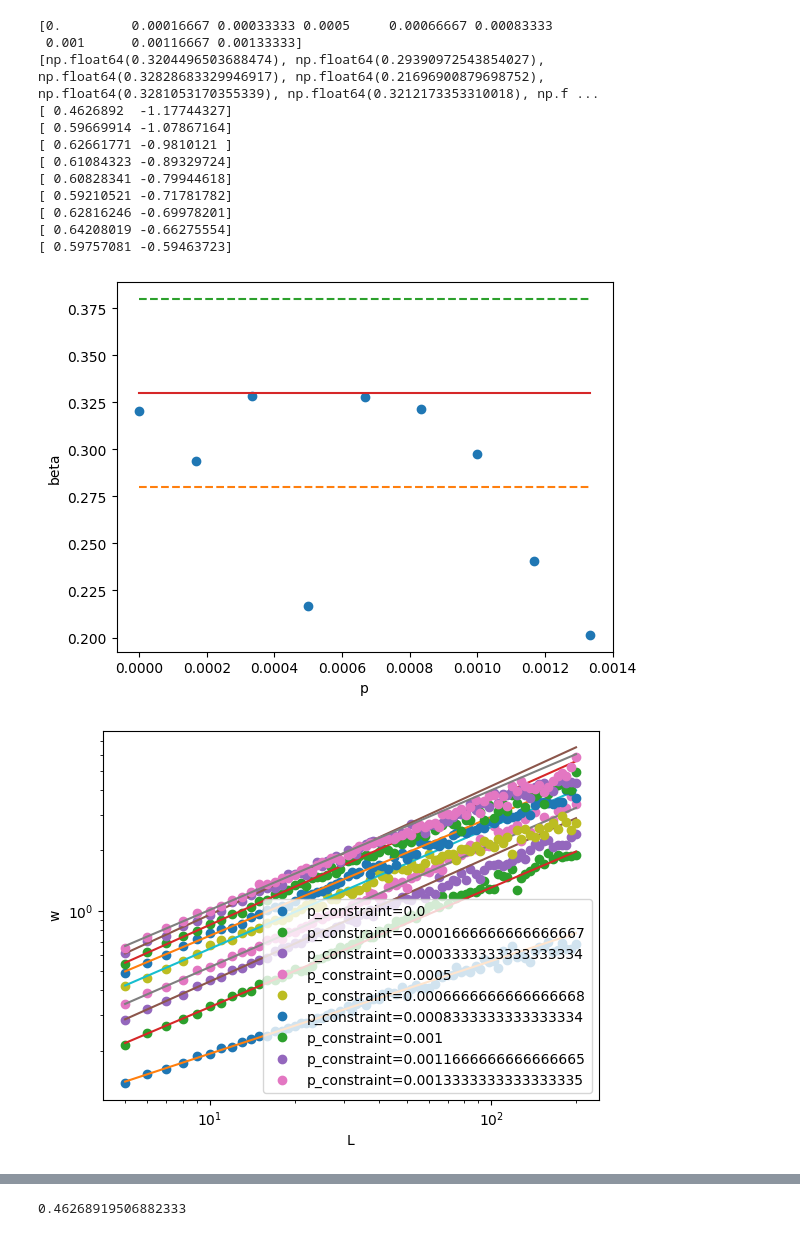
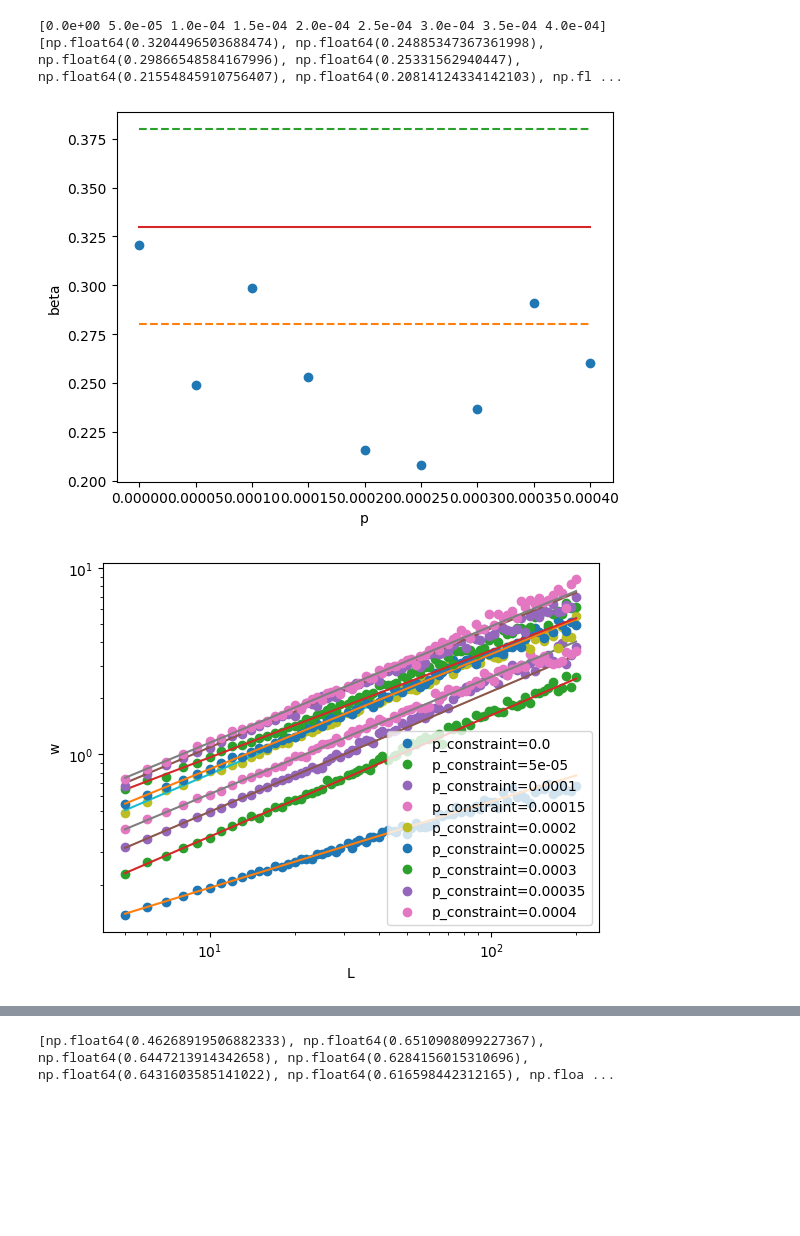
Before and after one commit to maxou2804/script_1D_Eden, a Jupyter notebook: acceleration_sites_500.ipynb, the cells around one changed output, grey strips where cells are left out. Cells and saved outputs as stored; diff of their text form; code cells hidden in the pictures; blank space fills up the shorter version.

```diff
--- a/acceleration_sites_500.ipynb
+++ b/acceleration_sites_500.ipynb
@@ -732,10 +732,12 @@ width = 2000
 height= int((n_iterations/width)*5)
 print(f"height:{height}")
 n_snapshots= 40
-avg_cluster_size=300
+avg_cluster_size=1000
 probabilities=[0,0.05,0.1,0.15,0.2,0.25,0.3,0.35,0.4]
 probabilities=np.array(probabilities)/avg_cluster_size
+# probabilities=[0,0.0005,0.001,0.005,0.00625]
 
+print(f"probabilities:{probabilities}")
 
 
 #  n_iterations=1000000
@@ -752,7 +754,7 @@ probabilities=np.array(probabilities)/avg_cluster_size
 snapshots_col=[]
 # Create array for logtimes
 lin_t=generate_log_times(n_iterations=n_iterations,n_snapshots=n_snapshots)
-avg_cluster_size=300
+
 constraint_avg_cluster_size=1
 rugosity=1
 
@@ -786,7 +789,7 @@ for probability in probabilities:
     lattices,acceleration_sites,constraint_sites,snapshots,densities =eden_model_cascade_snapshots_parallel(width=width,height=height,n_iterations=n_iterations,snapshot_times=lin_t,
                                                                n_realizations=n_realizations,init_mode='flat',roughness_height=0,seed=42,
                                                                avg_cluster_size=avg_cluster_size,probability=probability ,acceleration_factor=5.0,
-                                                               constraint_avg_cluster_size=0,constraint_prob=0,eden_sites=False)
+                                                               constraint_avg_cluster_size=0,constraint_prob=0,eden_sites=True)
 
     snapshots_avg=np.mean(snapshots,axis=0)
     snapshots_col.append(snapshots_avg)
@@ -841,10 +846,10 @@ print(probabilities)
 print(res_col)
 
 plt.figure()
-plt.plot(probabilities[0:],res_col[0:],'o')
-plt.plot(probabilities[0:],0.28*np.ones((len(probabilities[0:]),1)),'--')
-plt.plot(probabilities[0:],0.38*np.ones((len(probabilities[0:]),1)),'--')
-plt.plot(probabilities[0:],0.33*np.ones((len(probabilities[0:]),1)))
+plt.plot(probabilities[:],res_col[:],'o')
+plt.plot(probabilities[:],0.28*np.ones((len(probabilities[:]),1)),'--')
+plt.plot(probabilities[:],0.38*np.ones((len(probabilities[:]),1)),'--')
+plt.plot(probabilities[:],0.33*np.ones((len(probabilities[:]),1)))
 plt.xlabel('p')
 plt.ylabel('beta')
 
@@ -898,7 +903,7 @@ for i in range(len(probabilities)):
     plt.loglog(l,w,'o',label=f"p_constraint={probabilities[i]}")
     res=np.polyfit(np.log10(l[0:20]),np.log10(w[0:20]),1)
     res_collection.append(res[0])
-    print(res)
+
 
     plt.loglog(l,10**(np.log10(l)*res[0]+res[1]))
 plt.xlabel("L")
@@ -910,13 +915,13 @@ plt.show()
 
 
 plt.figure()
-plt.plot(probabilities[0:],res_collection[0:],'o')
-plt.plot(probabilities[0:],0.5*np.ones((len(probabilities[0:]),1)))
-plt.plot(probabilities[0:],0.55*np.ones((len(probabilities[0:]),1)),'--')
-plt.plot(probabilities[0:],0.45*np.ones((len(probabilities[0:]),1)),'--')
+plt.plot(probabilities[:],res_collection[:],'o')
+plt.plot(probabilities[:],0.5*np.ones((len(probabilities[:]),1)))
+plt.plot(probabilities[:],0.55*np.ones((len(probabilities[:]),1)),'--')
+plt.plot(probabilities[:],0.45*np.ones((len(probabilities[:]),1)),'--')
 plt.xlabel("p")
 plt.ylabel('alpha')
 plt.show()
 
-print(res_collection[0])
+print(res_collection)
 # %% [output]
@@ -924,14 +929,4 @@ print(res_collection[0])
-[0.         0.00016667 0.00033333 0.0005     0.00066667 0.00083333
- 0.001      0.00116667 0.00133333]
-[np.float64(0.3204496503688474), np.float64(0.29390972543854027), np.float64(0.32828683329946917), np.float64(0.21696900879698752), np.float64(0.3281053170355339), np.float64(0.3212173353310018), np.f ...
-[ 0.4626892  -1.17744327]
-[ 0.59669914 -1.07867164]
-[ 0.62661771 -0.9810121 ]
-[ 0.61084323 -0.89329724]
-[ 0.60828341 -0.79944618]
-[ 0.59210521 -0.71781782]
-[ 0.62816246 -0.69978201]
-[ 0.64208019 -0.66275554]
-[ 0.59757081 -0.59463723]
+[0.0e+00 5.0e-05 1.0e-04 1.5e-04 2.0e-04 2.5e-04 3.0e-04 3.5e-04 4.0e-04]
+[np.float64(0.3204496503688474), np.float64(0.24885347367361998), np.float64(0.29866548584167996), np.float64(0.25331562940447), np.float64(0.21554845910756407), np.float64(0.20814124334142103), np.fl ...
-[figure, old version]
+[figure, new version]
-[figure, old version]
+[figure, new version]
@@ -939 +934 @@ print(res_collection[0])
-0.46268919506882333
+[np.float64(0.46268919506882333), np.float64(0.6510908099227367), np.float64(0.6447213914342658), np.float64(0.6284156015310696), np.float64(0.6431603585141022), np.float64(0.616598442312165), np.floa ...
```
Also changed, not shown: parts of 7 cells of this notebook, 5 other files.
